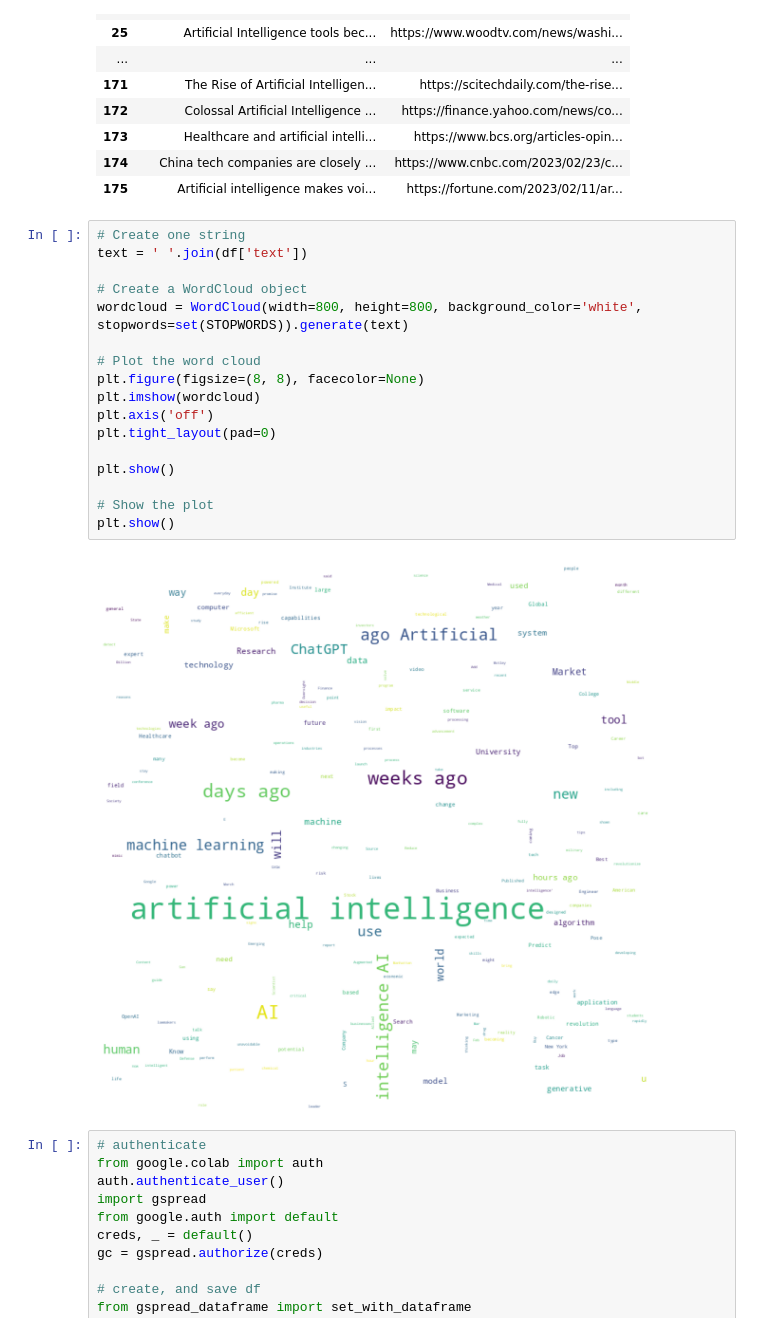
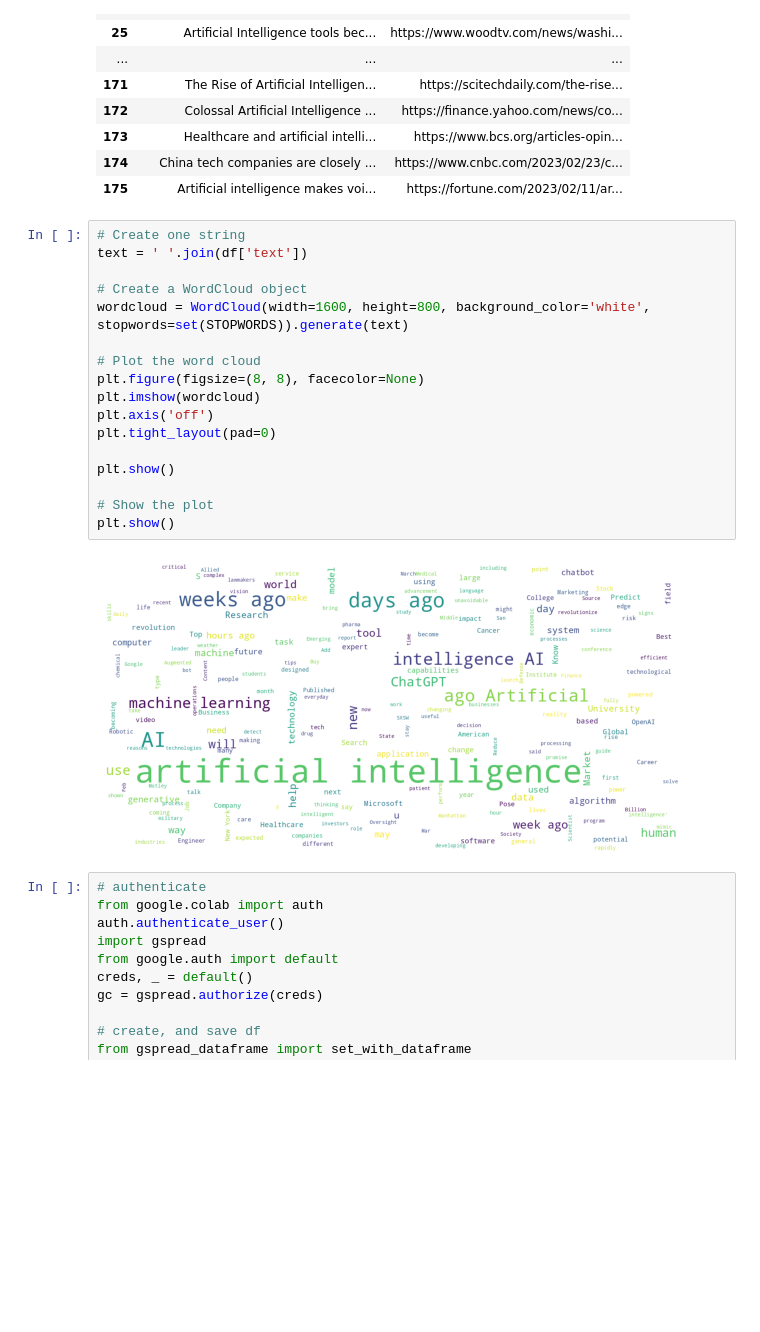
Before and after one commit to wacfberx/practice_webscraping, a Jupyter notebook: practice_webscraping.ipynb, the cells around one changed output. Saved outputs shown, nothing was run; the diff lists cells and outputs as text; blank space fills up the shorter version.

```diff
--- a/practice_webscraping.ipynb
+++ b/practice_webscraping.ipynb
@@ -61,22 +61,22 @@ df
 # %%
 # Create one string
 text = ' '.join(df['text'])
 
 # Create a WordCloud object
-wordcloud = WordCloud(width=800, height=800, background_color='white', stopwords=set(STOPWORDS)).generate(text)
+wordcloud = WordCloud(width=1600, height=800, background_color='white', stopwords=set(STOPWORDS)).generate(text)
 
 # Plot the word cloud
 plt.figure(figsize=(8, 8), facecolor=None)
 plt.imshow(wordcloud)
 plt.axis('off')
 plt.tight_layout(pad=0)
 
 plt.show()
 
 # Show the plot
 plt.show()
 # %% [output]
-[figure, old version]
+[figure, new version]
 # %%
 # authenticate
 from google.colab import auth
```
